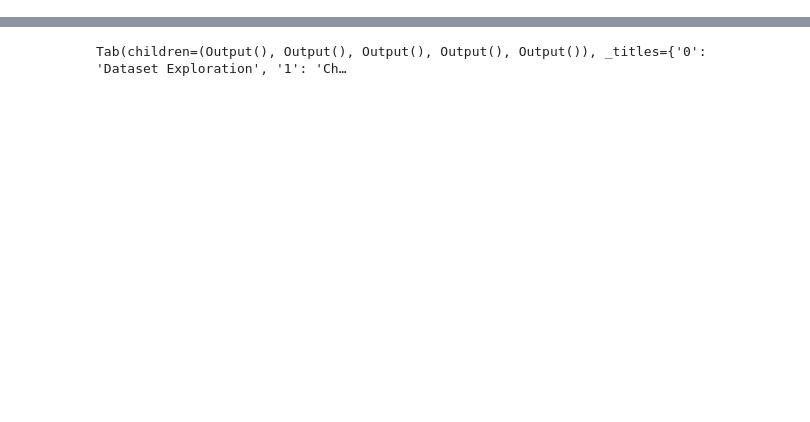
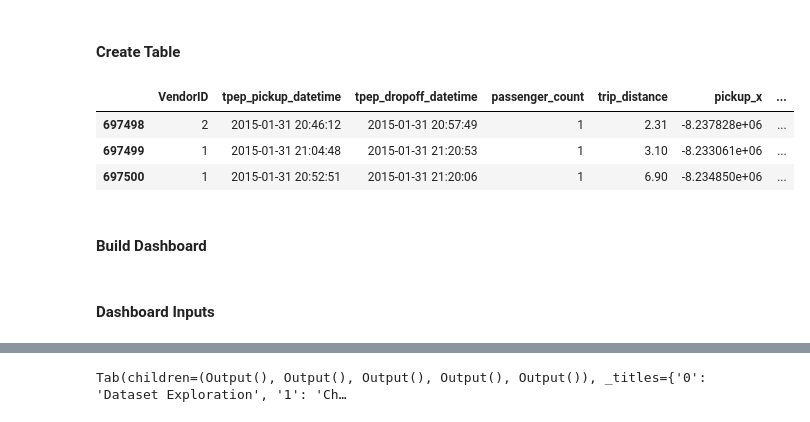
Before and after one commit to gumdropsteve/turbo-telegram, a Jupyter notebook: taxi_dashboard.ipynb, the cells around one changed output, grey strips where cells are left out. Cells and saved outputs as stored; diff of their text form; code cells hidden in the pictures; blank space fills up the shorter version.

Commit message:
blazingsql + holoviews nyc taxi dashboard (beta)

```diff
--- a/taxi_dashboard.ipynb
+++ b/taxi_dashboard.ipynb
@@ -1,18 +8,15 @@
 # %%
 import os
 import time
-import numpy as np
 # dashboard
 import ipywidgets as widgets
 from IPython.display import display
 # data pipeline
-# from blazingsql import BlazingContext
+from blazingsql import BlazingContext
 # dataviz
 import holoviews as hv
-import datashader as ds
 from colorcet import fire
 from holoviews import opts
-import datashader.transfer_functions as tf
 import holoviews.operation.datashader as hd
 from holoviews.element.tiles import EsriImagery
 from holoviews.operation.datashader import datashade
@@ -25,32 +29,14 @@ opts.defaults(opts.Scatter(width=pw, height=ph, color='blue'),
               opts.Curve(width=pw))
 
 # start up BlazingSQL
-# bc = BlazingContext()
+bc = BlazingContext()
 
 # tag path to this notebook
 cwd = os.getcwd()
 # add taxi wildcard to complete file path of data
 path = cwd + '/' + 'data/nyc_taxi_jan15.csv'
-
-# create base table
-cols = ['Unnamed: 0', 'VendorID', 'tpep_pickup_datetime',
-       'tpep_dropoff_datetime', 'passenger_count', 'trip_distance', 'pickup_x',
-       'pickup_y', 'RateCodeID', 'store_and_fwd_flag', 'dropoff_x',
-       'dropoff_y', 'payment_type', 'fare_amount', 'extra', 'mta_tax',
-       'tip_amount', 'tolls_amount', 'improvement_surcharge', 'total_amount']
-# col_types = ['int8', 'int', 'date64', 'date64', 'int', 'float64', 'float64', 'float64',
-#              'int', 'str', 'float64', 'float64', 'int', 'float64', 'float64', 'float64',
-#              'float64', 'float64', 'float64', 'float64']
-# bc.create_table('big_taxi', path, names=cols, dtype=col_types)
-
-import pandas as pd
-gdf=pd.read_csv('data/nyc_taxi_jan15.csv')
-gdf['years'] = [int(i.split('-')[0]) for i in gdf['tpep_pickup_datetime']]
-gdf['months'] = [int(i.split('-')[1]) for i in gdf['tpep_pickup_datetime']]
-gdf['days'] = [int(i.split(' ')[0].split('-')[2]) for i in gdf['tpep_pickup_datetime']]
-# gdf=gdf.sample(int(len(gdf)/2))
-print(len(gdf))
-gdf.sample(3)
+# how's it look?
+path
 # %% [output]
 [interactive output not drawn]
 [interactive output not drawn]
@@ -64 +46,18 @@ gdf.sample(3)
+# %% [markdown]
+#### Create Table
+# %%
+# create base table
+col_types = ['int', 'date64', 'date64', 'int', 'float64', 'float64', 'float64',
+             'int', 'str', 'float64', 'float64', 'int', 'float64', 'float64',
+             'float64', 'float64', 'float64', 'float64', 'float64']
+bc.create_table('big_taxi', path, dtype=col_types, header=0)
+# what's it look like?
+bc.sql('select * from big_taxi').tail(3)
+# %% [output]
+|  | VendorID | tpep_pickup_datetime | tpep_dropoff_datetime | passenger_count | trip_distance | pickup_x | ... |
+| 697498 | 2 | 2015-01-31 20:46:12 | 2015-01-31 20:57:49 | 1 | 2.31 | -8.237828e+06 | ... |
+| 697499 | 1 | 2015-01-31 21:04:48 | 2015-01-31 21:20:53 | 1 | 3.10 | -8.233061e+06 | ... |
+| 697500 | 1 | 2015-01-31 20:52:51 | 2015-01-31 21:20:06 | 1 | 6.90 | -8.234850e+06 | ... |
+# %% [markdown]
+#### Build Dashboard
 # %%
@@ -442,6 +389,8 @@ def display_dashboard():
     tab.set_title(4, 'Tips vs Distance')
     # display outputs
     display(tab)
+# %% [markdown]
+#### Dashboard Inputs
 # %%
 input_dashboard()
 # %% [output]
```
Also changed, not shown: parts of 5 cells of this notebook.
